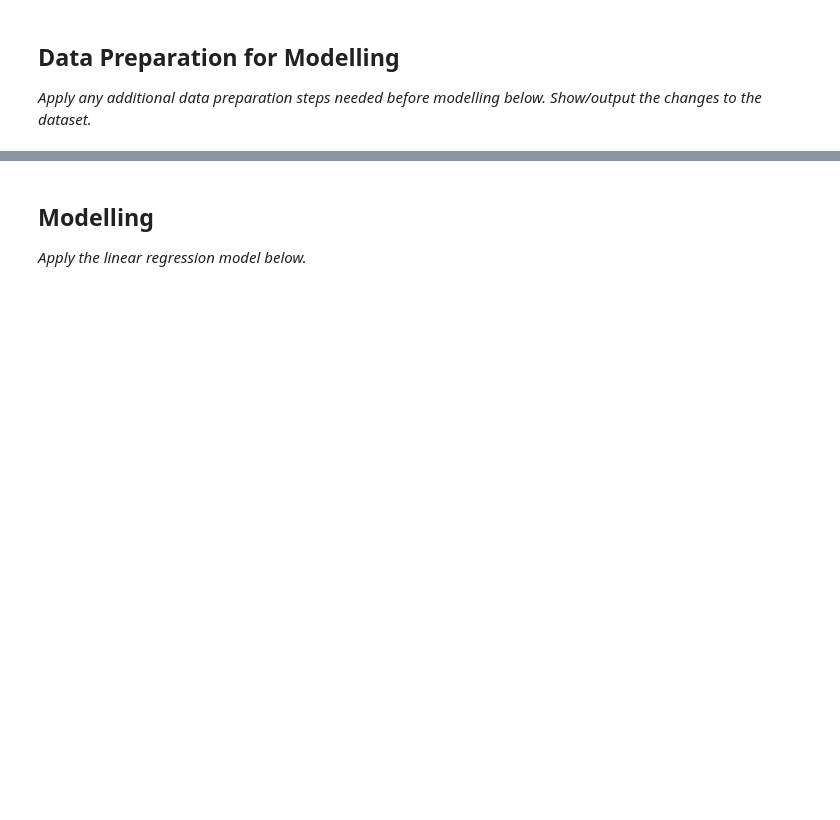
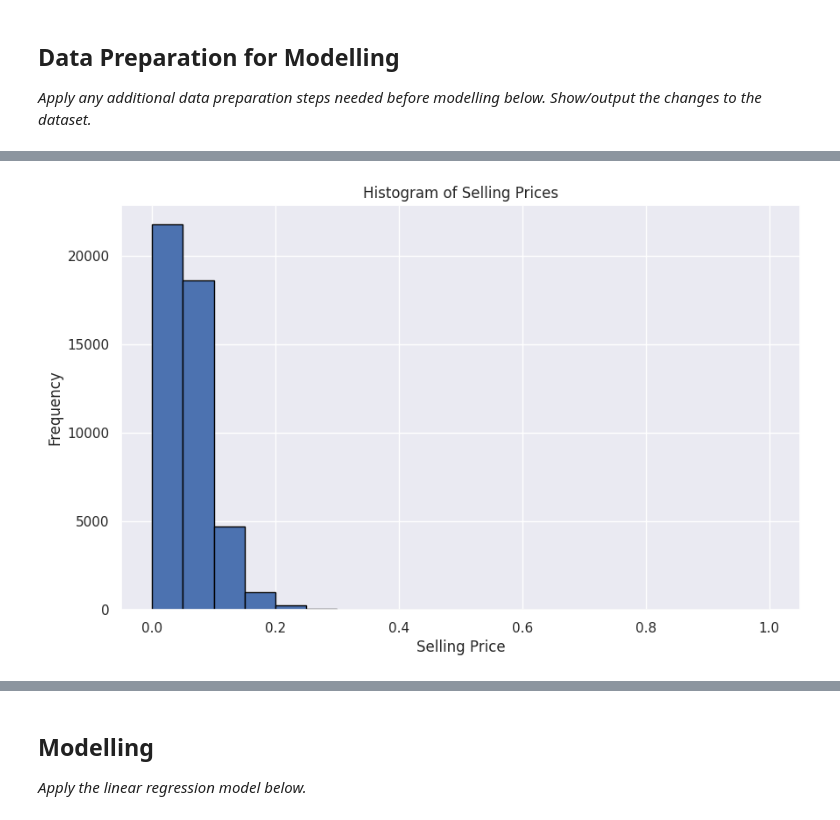
Before and after one commit to abdelrahman-walid/yougotsoftwared, a Jupyter notebook: Regression_Mini-Project.ipynb, the cells around one changed output, grey strips where cells are left out. Drawn from its saved outputs; the diff is of its cells as text; code cells hidden in the pictures; blank space fills up the shorter version.

```diff
--- a/Regression_Mini-Project.ipynb
+++ b/Regression_Mini-Project.ipynb
@@ -300,5 +322,5 @@ df = df[df['body'] != 'other']
 # %%
-#choosing the coloumns for the model
-#modeling_columns = ['make', 'model', 'transmission', 'odometer', 'body', 'sellingprice']
-#df_model = df[modeling_columns].copy()
-#df_model = df_model.dropna()
+#choosing the appropraite coloumns for the model
+modeling_columns = ['make', 'model', 'transmission', 'odometer', 'body', 'sellingprice','condition']
+df_model = df[modeling_columns].copy()
+df_model = df_model.dropna()
@@ -321,0 +327,4 @@ df_encoded.head()
+# %%
+categorical_columns = ['make', 'model', 'transmission','body']
+df_encode = pd.get_dummies(df_model, columns= categorical_columns, drop_first=True)
+df_encode[df_encode.columns[df_encode.dtypes == 'bool']] = df_encode[df_encode.columns[df_encode.dtypes == 'bool']].astype(int)
@@ -321,0 +352,16 @@ df_encoded.head()
+# %%
+numerical_columns = ['odometer', 'sellingprice','condition']
+
+for col in numerical_columns:
+    df_encode[col] = pd.to_numeric(df_encode[col], errors='coerce')
+df_encode[numerical_columns] = (
+
+    df_encode[numerical_columns] - df_encode[numerical_columns].min()
+
+) /(
+
+    df_encode[numerical_columns].max() - df_encode[numerical_columns].min()
+)
+
+
+df_encode.head()
@@ -321,0 +376,9 @@ df_encoded.head()
+# %%
+plt.figure(figsize=(10, 6))
+plt.hist(df_encode['sellingprice'], bins=20, edgecolor='black')
+plt.xlabel('Selling Price')
+plt.ylabel('Frequency')
+plt.title('Histogram of Selling Prices')
+plt.show()
+# %% [output]
+[figure, added]
```
Also changed, not shown: parts of 20 cells of this notebook.
